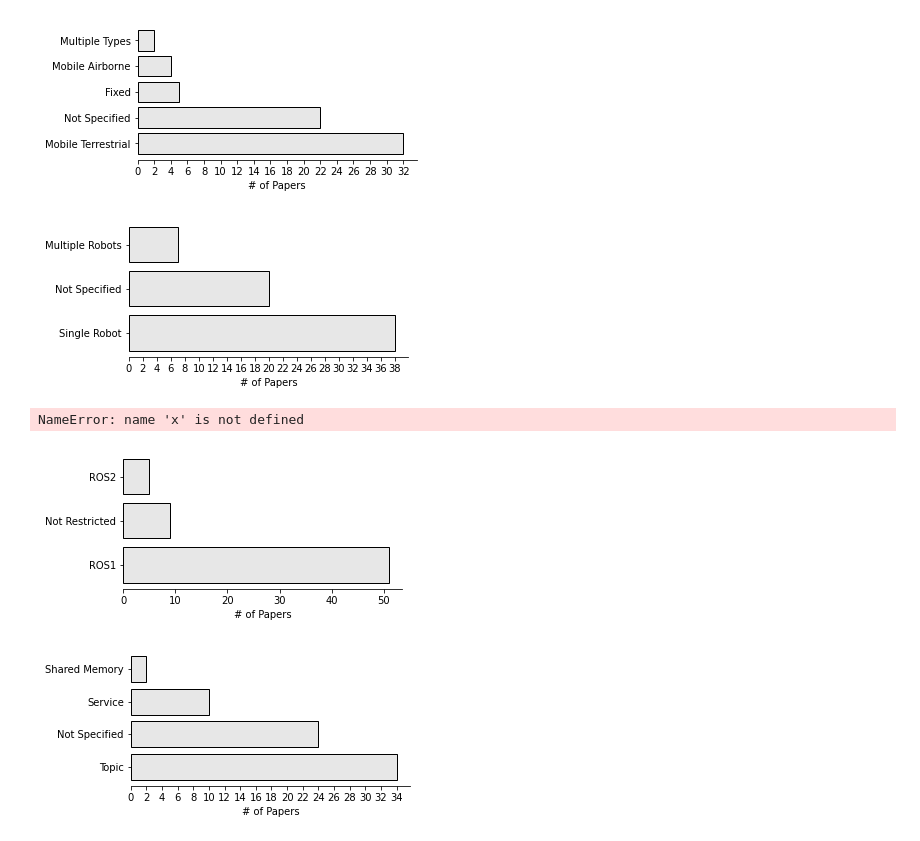
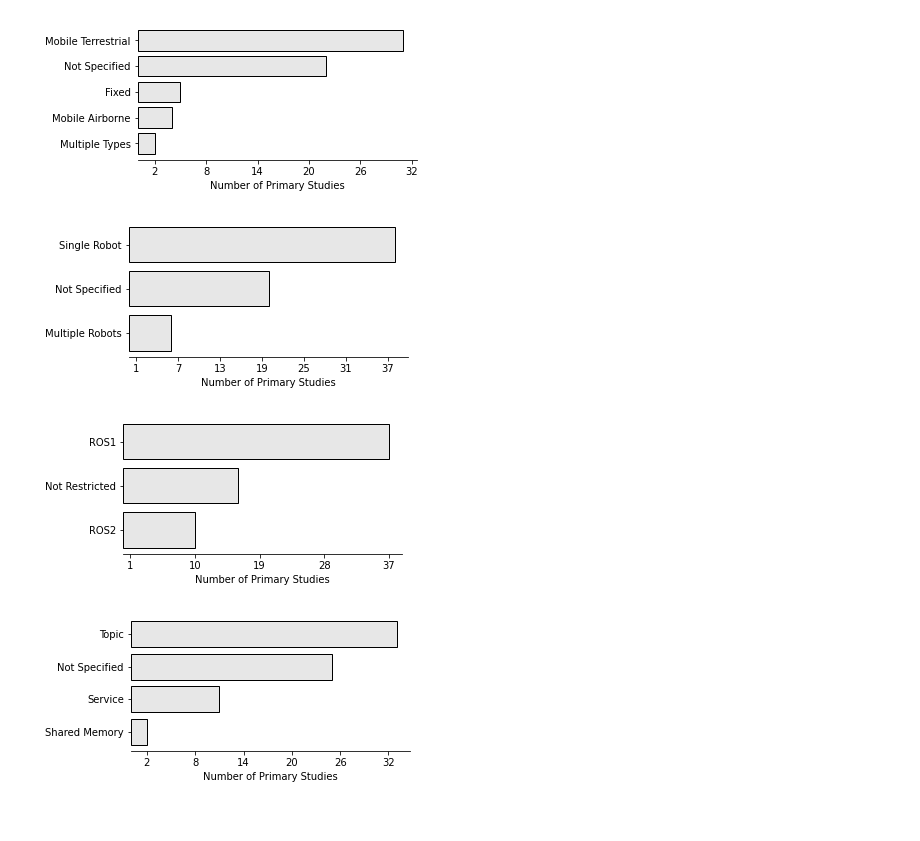
Before and after one commit to S2-group/SLR-2021, a Jupyter notebook: data_analysis/new_graphs_v2.ipynb, the cells around one changed output. Drawn from its saved outputs; the diff is of its cells as text; code cells hidden in the pictures.

```diff
--- a/data_analysis/new_graphs_v2.ipynb
+++ b/data_analysis/new_graphs_v2.ipynb
@@ -262,8 +304,9 @@ plt.show()
 # Type of Robot
 ticker.StrMethodFormatter("{x:.0f}")
 
-y_axis = ['Mobile Terrestrial', 'Not Specified', 'Fixed', 'Mobile Airborne', 'Multiple Types']
-x_axis = [32,22,5,4,2]
+y_axis = ['Mobile Terrestrial', 'Not Specified', 'Fixed',
+          'Mobile Airborne', 'Multiple Types']
+x_axis = [31,22,5,4,2]
 
 # plotting a line plot after changing it's width and height
 f = plt.figure()
@@ -272,28 +315,32 @@ f.set_figheight(2.5)
 
 plt.barh(y_axis,x_axis,color=(0.1, 0.1, 0.1, 0.1),  edgecolor='black')
 #plt.plot(x, y)
-plt.xlabel('# of Papers')
+plt.xlabel('Number of Primary Studies')
 
 plt.gca().spines['top'].set_visible(False)
 plt.gca().spines['right'].set_visible(False)
 plt.gca().spines['left'].set_visible(False)
 
-plt.savefig('figures/robot_type.pdf', bbox_inches='tight', pad_inches = 0)
-
 locator = ticker.MultipleLocator(2)
 plt.gca().xaxis.set_major_locator(locator)
 formatter = ticker.StrMethodFormatter("{x:.0f}")
 plt.gca().xaxis.set_major_formatter(formatter)
+plt.gca().invert_yaxis();
+
+plt.gca().xaxis.set_ticks(np.arange(min(x_axis), max(x_axis)+5, 6.0))
+
+plt.savefig('figures/robot_type.pdf', bbox_inches='tight', pad_inches = 0)
+
 
 plt.show()
 # %% [output]
-[figure, old version]
+[figure, new version]
 # %%
 # Carinality
 ticker.StrMethodFormatter("{x:.0f}")
 
 y_axis = ['Single Robot', 'Not Specified', 'Multiple Robots']
-x_axis = [38, 20, 7]
+x_axis = [38, 20, 6]
 
 # plotting a line plot after changing it's width and height
 f = plt.figure()
@@ -302,26 +349,31 @@ f.set_figheight(2.5)
 
 plt.barh(y_axis,x_axis,color=(0.1, 0.1, 0.1, 0.1),  edgecolor='black')
 #plt.plot(x, y)
-plt.xlabel('# of Papers')
+plt.xlabel('Number of Primary Studies')
 
 plt.gca().spines['top'].set_visible(False)
 plt.gca().spines['right'].set_visible(False)
 plt.gca().spines['left'].set_visible(False)
 
-plt.savefig('figures/cardinality.pdf', bbox_inches='tight', pad_inches = 0)
 
 locator = ticker.MultipleLocator(2)
 plt.gca().xaxis.set_major_locator(locator)
 formatter = ticker.StrMethodFormatter("{x:.0f}")
 plt.gca().xaxis.set_major_formatter(formatter)
+plt.gca().invert_yaxis();
+
+plt.gca().xaxis.set_ticks(np.arange(1, max(x_axis)+1, 6.0))
+
+plt.savefig('figures/cardinality.pdf', bbox_inches='tight', pad_inches = 0)
+
 
 plt.show()
 # %% [output]
-[figure, old version]
+[figure, new version]
 # %%
 # ROS Version
 y_axis = ['ROS1', 'Not Restricted', 'ROS2']
-x_axis = [51,9,5]
+x_axis = [37,16,10]
 
 # plotting a line plot after changing it's width and height
 f = plt.figure()
@@ -330,16 +382,12 @@ f.set_figheight(2.5)
 
 plt.barh(y_axis,x_axis,color=(0.1, 0.1, 0.1, 0.1),  edgecolor='black')
 #plt.plot(x, y)
-plt.xlabel('# of Papers')
+plt.xlabel('Number of Primary Studies')
 
 plt.gca().spines['top'].set_visible(False)
 plt.gca().spines['right'].set_visible(False)
 plt.gca().spines['left'].set_visible(False)
-
-xlabels=[1,10,20,30,40,50]
-plt.xticks(x, xlabels)
-
-plt.savefig('figures/ros_version.pdf', bbox_inches='tight', pad_inches = 0)
+plt.gca().invert_yaxis();
 
 locator = ticker.MultipleLocator(2)
 plt.gca().xaxis.set_major_locator(locator)
@@ -348,37 +396,49 @@ formatter = ticker.StrMethodFormatter("{x:.0f}")
 #formatter = ticker.IndexFormatter(list([1,10,50]))
 plt.gca().xaxis.set_major_formatter(formatter)
 
+plt.gca().xaxis.set_ticks(np.arange(1, max(x_axis)+1, 9.0))
+
+plt.savefig('figures/ros_version.pdf', bbox_inches='tight', pad_inches = 0)
+
+
+
 plt.show()
 # %% [output]
-NameError: name 'x' is not defined
-[figure, old version]
+[figure, new version]
 # %%
 # Communication Paradigm
 y_axis = ['Topic', 'Not Specified', 'Service', 'Shared Memory']
-x_axis = [34,24,10,2]
+x_axis = [33,25,11,2]
 
 # plotting a line plot after changing it's width and height
 f = plt.figure()
 f.set_figwidth(5)
 f.set_figheight(2.5)
 
 plt.barh(y_axis,x_axis,color=(0.1, 0.1, 0.1, 0.1),  edgecolor='black')
 #plt.plot(x, y)
-plt.xlabel('# of Papers')
+plt.xlabel('Number of Primary Studies')
 
 plt.gca().spines['top'].set_visible(False)
 plt.gca().spines['right'].set_visible(False)
 plt.gca().spines['left'].set_visible(False)
 
-plt.savefig('figures/communication.pdf', bbox_inches='tight', pad_inches = 0)
 
 locator = ticker.MultipleLocator(2)
 plt.gca().xaxis.set_major_locator(locator)
 formatter = ticker.StrMethodFormatter("{x:.0f}")
 #formatter = ticker.StrMethodFormatter("{x:0-50}")
 #formatter = ticker.IndexFormatter(list([1,10,50]))
 plt.gca().xaxis.set_major_formatter(formatter)
+plt.gca().invert_yaxis();
+
+plt.gca().xaxis.set_ticks(np.arange(min(x_axis), max(x_axis)+1, 6.0))
+
+
+plt.savefig('figures/communication.pdf', bbox_inches='tight', pad_inches = 0)
+
+
 
 plt.show()
 # %% [output]
-[figure, old version]
+[figure, new version]
```
Also changed, not shown: parts of 8 cells of this notebook, 2 other files.
